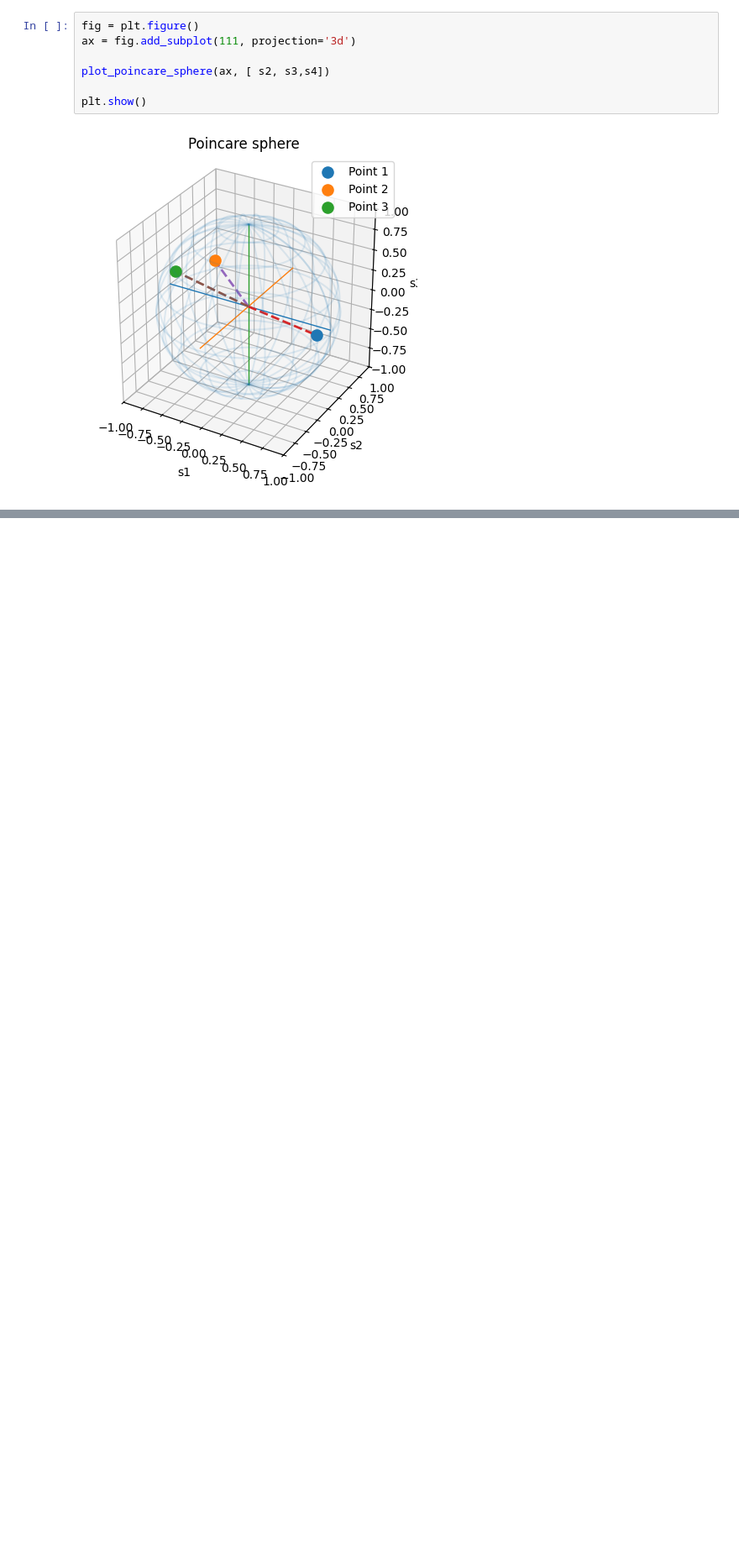
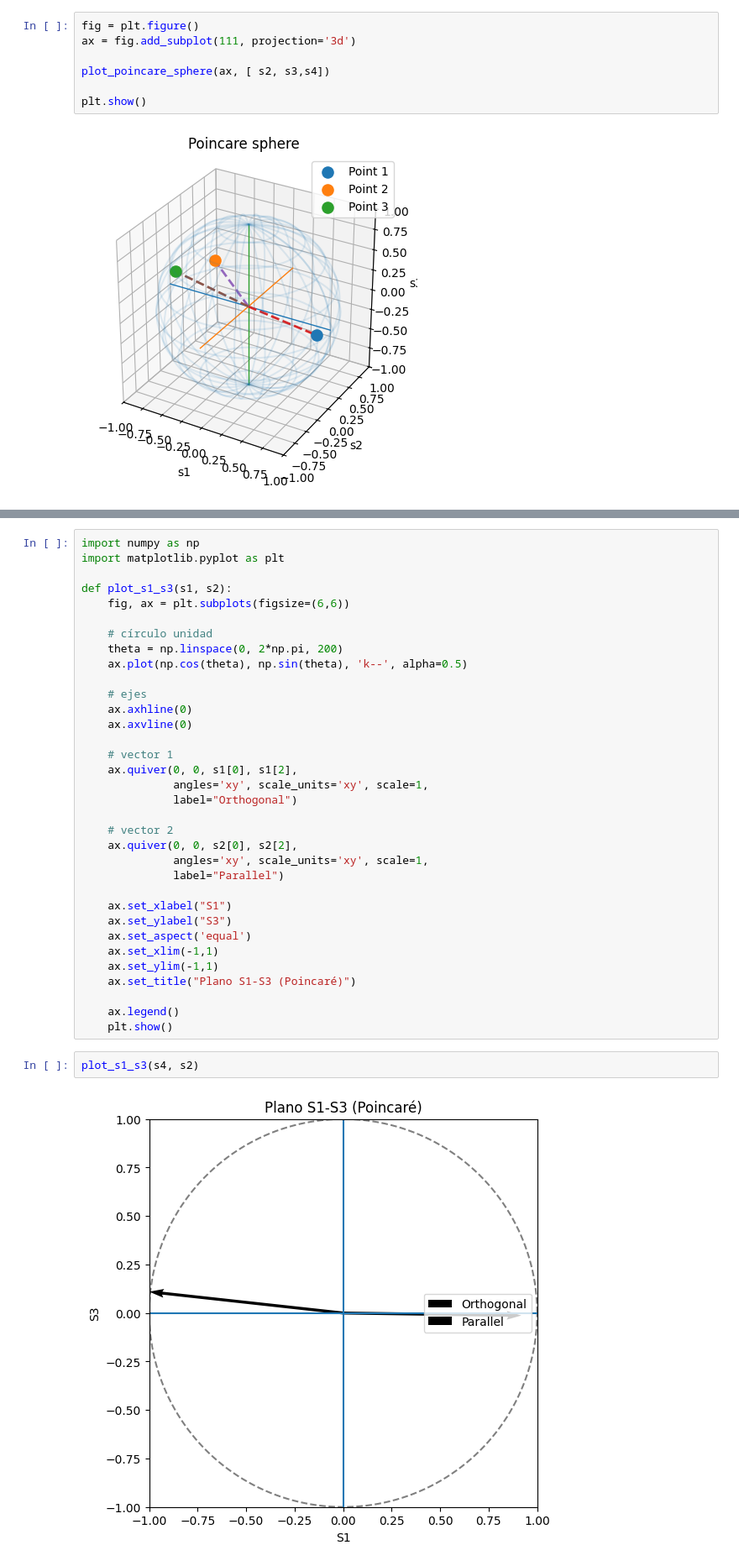
Before and after one commit to BernardoPironio/Polarimetro, a Jupyter notebook: analisis mediciones nuevas ort y paralelo.ipynb, the cells around one changed output, grey strips where cells are left out. Shown at 84% size. Drawn from its saved outputs; the diff is of its cells as text; blank space fills up the shorter version.

```diff
--- a/analisis mediciones nuevas ort y paralelo.ipynb
+++ b/analisis mediciones nuevas ort y paralelo.ipynb
@@ -370,0 +416,38 @@ plt.show()
+# %%
+import numpy as np
+import matplotlib.pyplot as plt
+
+def plot_s1_s3(s1, s2):
+    fig, ax = plt.subplots(figsize=(6,6))
+
+    # círculo unidad
+    theta = np.linspace(0, 2*np.pi, 200)
+    ax.plot(np.cos(theta), np.sin(theta), 'k--', alpha=0.5)
+
+    # ejes
+    ax.axhline(0)
+    ax.axvline(0)
+
+    # vector 1
+    ax.quiver(0, 0, s1[0], s1[2],
+              angles='xy', scale_units='xy', scale=1,
+              label="Orthogonal")
+
+    # vector 2
+    ax.quiver(0, 0, s2[0], s2[2],
+              angles='xy', scale_units='xy', scale=1,
+              label="Parallel")
+
+    ax.set_xlabel("S1")
+    ax.set_ylabel("S3")
+    ax.set_aspect('equal')
+    ax.set_xlim(-1,1)
+    ax.set_ylim(-1,1)
+    ax.set_title("Plano S1-S3 (Poincaré)")
+
+    ax.legend()
+    plt.show()
+# %%
+plot_s1_s3(s4, s2)
+# %% [output]
+[figure, added]
```
Also changed, not shown: parts of 10 cells of this notebook.
